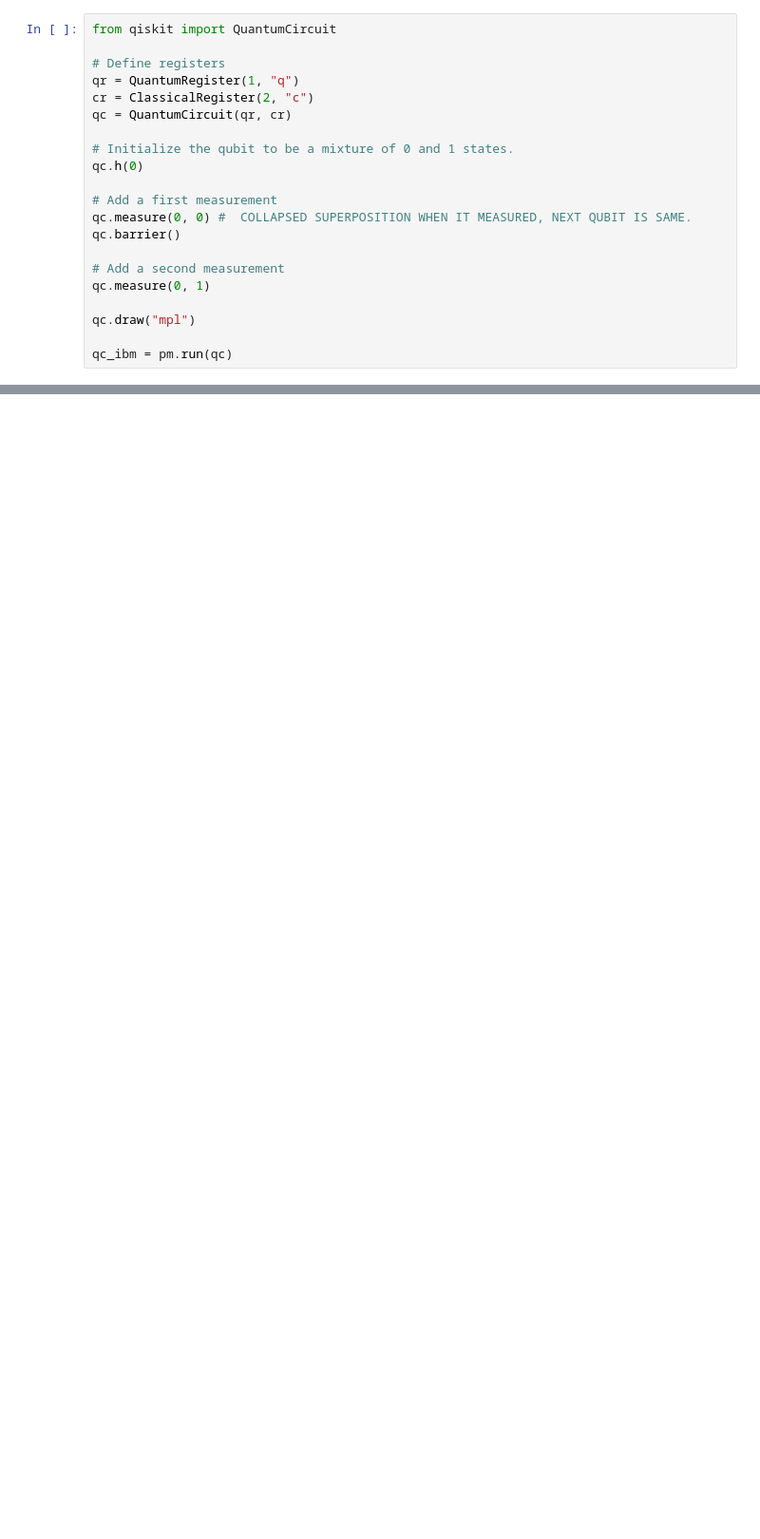
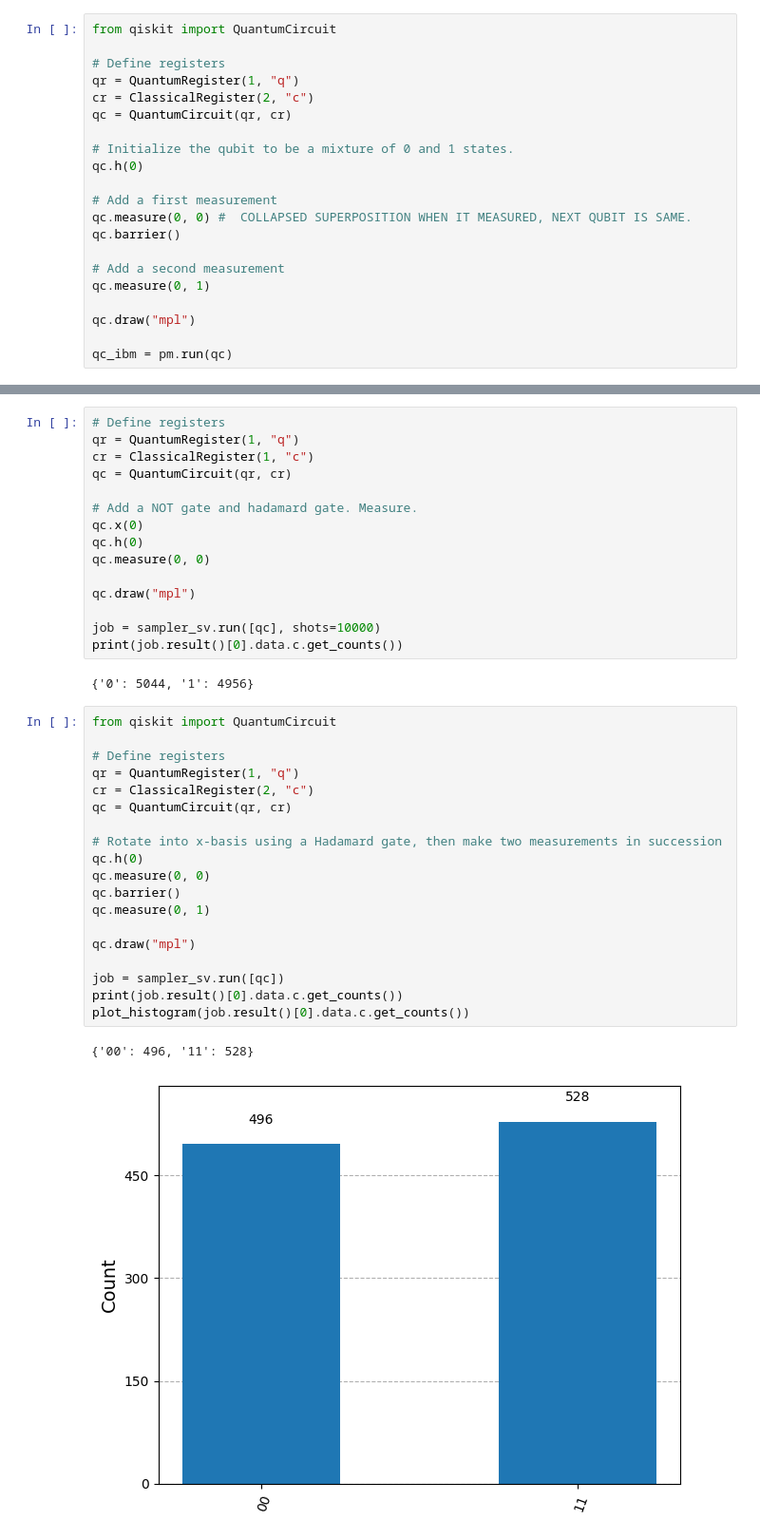
Before and after one commit to Seolwon64/QUANTUM_LABORATORY, a Jupyter notebook: QISKIT EXPERIMENTS/STERN_GERLACH.ipynb, the cells around one changed output, grey strips where cells are left out. Shown at 95% size. Drawn from its saved outputs; the diff is of its cells as text; blank space fills up the shorter version.

```diff
--- a/QISKIT EXPERIMENTS/STERN_GERLACH.ipynb
+++ b/QISKIT EXPERIMENTS/STERN_GERLACH.ipynb
@@ -179,0 +207,39 @@ plot_histogram(counts)
+# %%
+# Define registers
+qr = QuantumRegister(1, "q")
+cr = ClassicalRegister(1, "c")
+qc = QuantumCircuit(qr, cr)
+
+# Add a NOT gate and hadamard gate. Measure.
+qc.x(0)
+qc.h(0)
+qc.measure(0, 0)
+
+qc.draw("mpl")
+
+job = sampler_sv.run([qc], shots=10000)
+print(job.result()[0].data.c.get_counts())
+# %% [output]
+{'0': 5044, '1': 4956}
+# %%
+from qiskit import QuantumCircuit
+
+# Define registers
+qr = QuantumRegister(1, "q")
+cr = ClassicalRegister(2, "c")
+qc = QuantumCircuit(qr, cr)
+
+# Rotate into x-basis using a Hadamard gate, then make two measurements in succession
+qc.h(0)
+qc.measure(0, 0)
+qc.barrier()
+qc.measure(0, 1)
+
+qc.draw("mpl")
+
+job = sampler_sv.run([qc])
+print(job.result()[0].data.c.get_counts())
+plot_histogram(job.result()[0].data.c.get_counts())
+# %% [output]
+{'00': 496, '11': 528}
+[figure, added]
```
Also changed, not shown: parts of 7 cells of this notebook.
